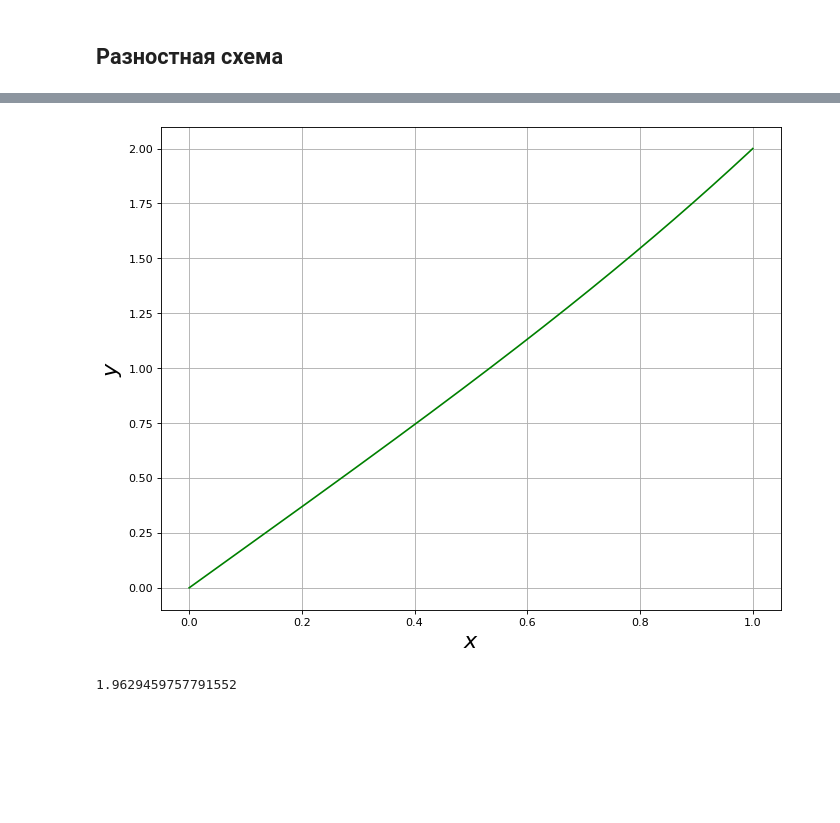
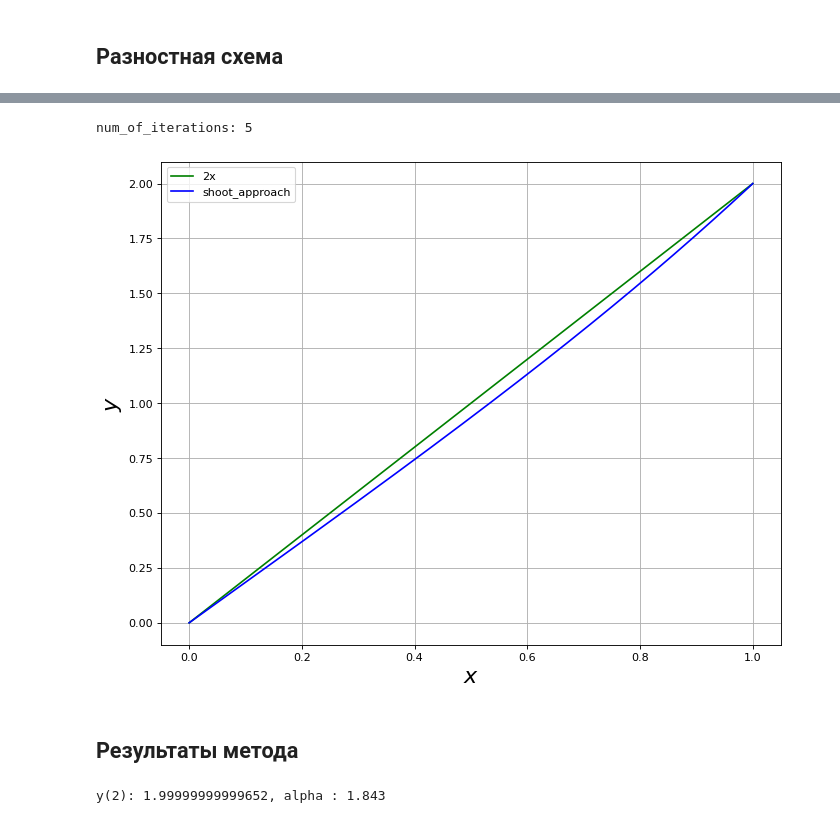
Before and after one commit to Mavic-ux/c_math, a Jupyter notebook: lab_3/Aliev_lab3.ipynb, the cells around one changed output, grey strips where cells are left out. Cells and saved outputs as stored; diff of their text form; code cells hidden in the pictures; blank space fills up the shorter version.

```diff
--- a/lab_3/Aliev_lab3.ipynb
+++ b/lab_3/Aliev_lab3.ipynb
@@ -52,7 +52,8 @@ import copy
 import matplotlib.pyplot as plt
 import numpy as np
 # %%
-eps = 1e-5
+eps = 1e-10
+h = 1e-4
 a = 0
 b = 1
 y_1 = 2
@@ -71,41 +72,46 @@ def grid(h, alpha):
 # %%
-def newton(h, eps, alpha):
-    y = grid(h, alpha)
+def newton(h, eps, alpha_0):
+    y = grid(h, alpha_0)
     Fprev = y_1 - y[-1]
-    aprev = alpha
-
-    alpha += 1 if Fprev > 0 else -1
-    diff = 2 * eps
-    while diff >= eps:
+    aprev = alpha_0
+    alpha =  alpha_0 + 1
+    i = 0
+    while True:
+        i += 1
         y = grid(h, alpha)
-        F = Y1 - y[-1]
+        F = y_1 - y[-1]
         dF = (F - Fprev) / (alpha - aprev)
         aprev = alpha
         Fprev = F
+        diff = F / dF
+        alpha -= diff
+        if abs(diff) < eps:
+            break
 
-        diff = F / dF
 
-        alpha = alpha - diff
-
-        diff = abs(diff)
-
+    print(f'num_of_iterations: {i}')
     return y, alpha
 # %%
-def draw(h, alpha):
-    global alpha_fin
+def draw(h, eps, alpha):
     y, alpha_fin = newton(h, eps, alpha)
-
+    x = np.arange(a, b + h, h)
     plt.figure(figsize=(10, 8), dpi=80)
-    plt.plot(np.arange(a, b + h, h), y, color='green')
+    plt.plot(x, [2*x_ for x_ in x] , color='green', label='2x')
+    plt.plot(x, y, color='blue', label='shoot_approach')
     plt.xlabel("$x$", fontsize=20)
     plt.ylabel("$y$", fontsize=20)
+    plt.legend(loc="upper left")
     plt.grid()
     plt.show()
+    return y, alpha_fin
 # %%
-draw(1e-3, 10)
+y, alpha_fin = draw(h, eps, alpha=0.0)
 # %% [output]
+num_of_iterations: 5
-[figure, old version]
+[figure, new version]
+# %% [markdown]
+## Результаты  метода
 # %%
-1/8*np.sqrt(alpha_fin/2) + alpha_fin
+print(f'y(2): {y[-1]}, alpha : {alpha_fin:.3f}')
 # %% [output]
-1.9629459757791552
+y(2): 1.99999999999652, alpha : 1.843
```
Also changed, not shown: parts of 3 cells of this notebook.
